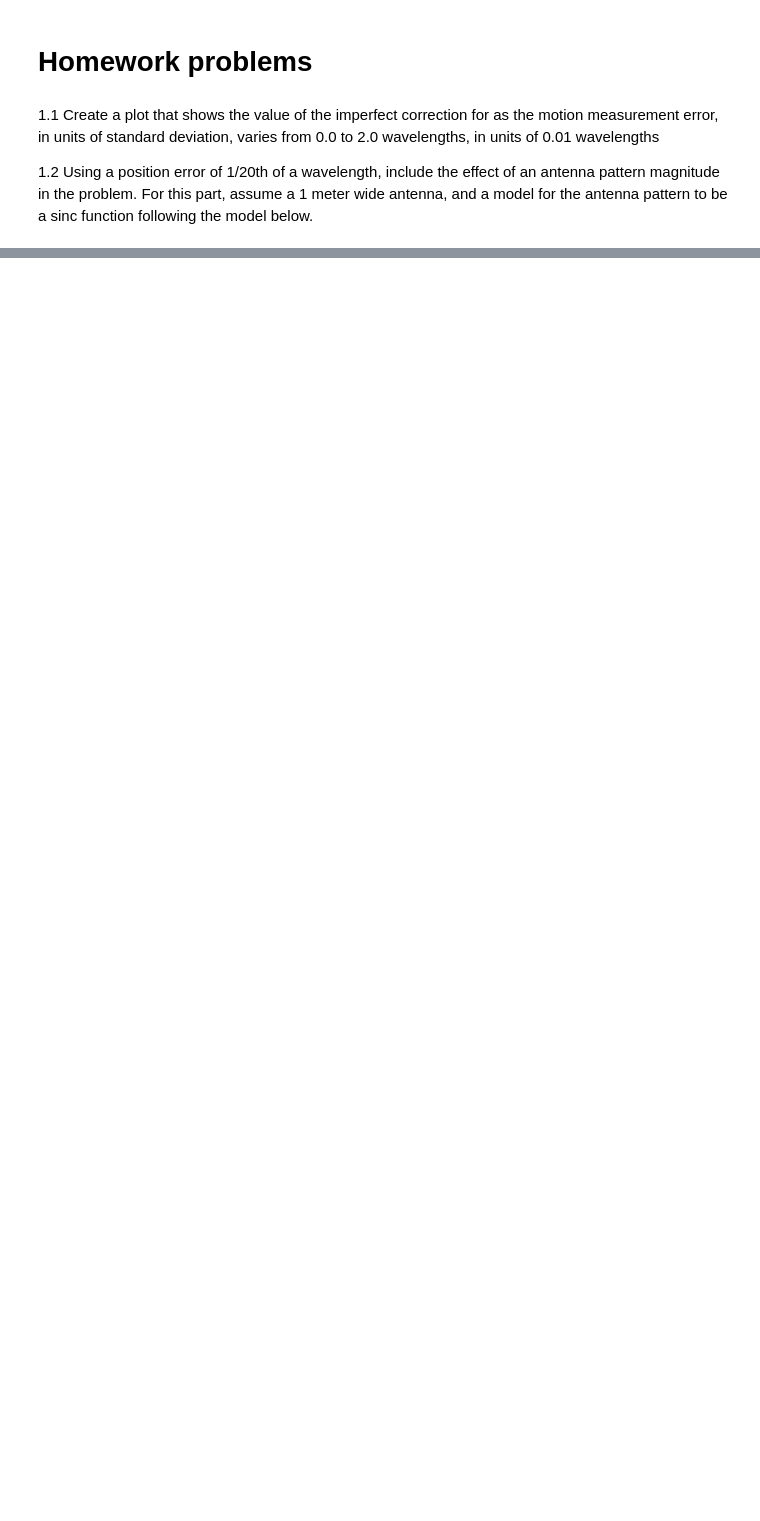
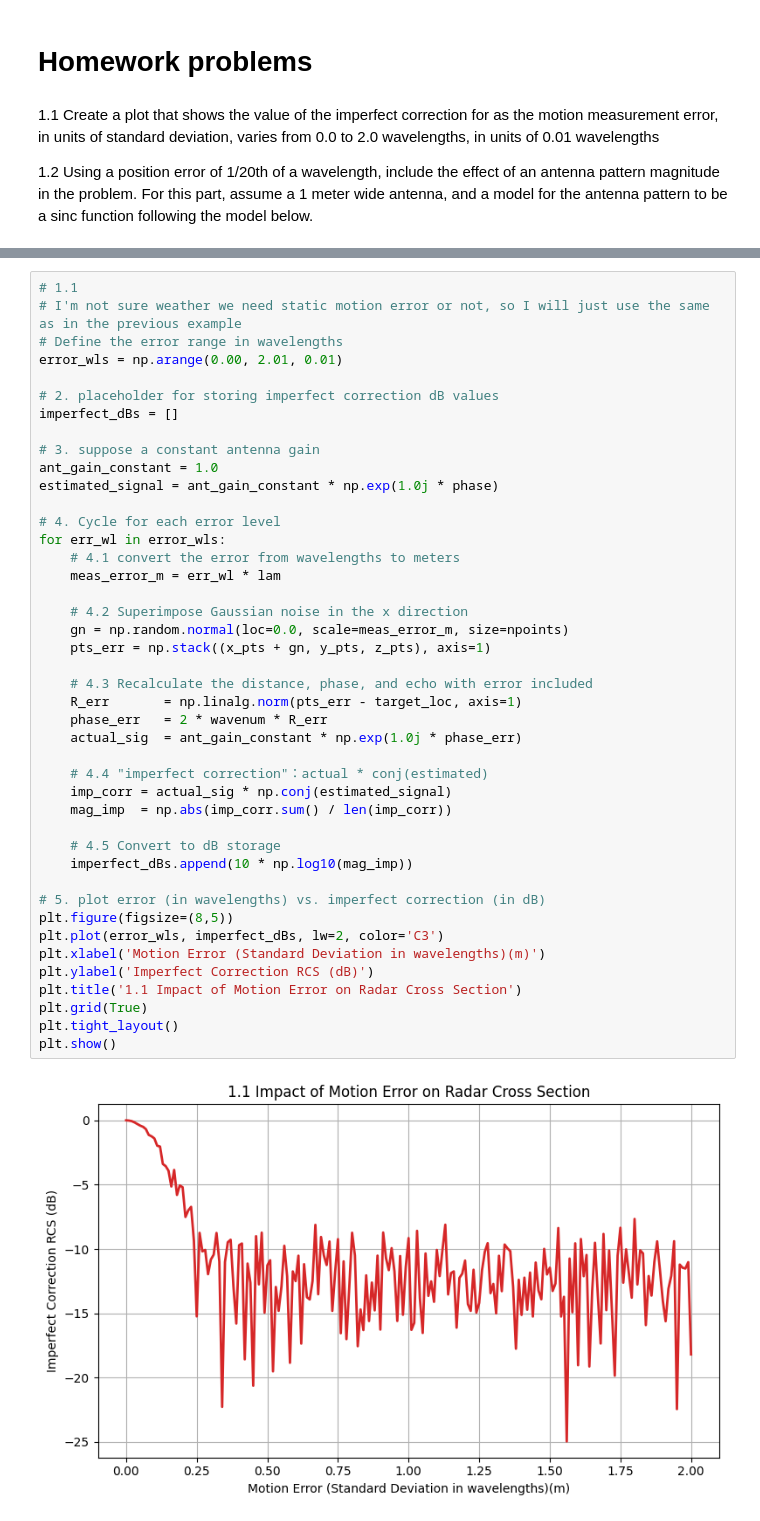
Before and after one commit to SituChengxiang/InSAR, a Jupyter notebook: Range_to_target.ipynb, the cells around one changed output, grey strips where cells are left out. Saved outputs shown, nothing was run; the diff lists cells and outputs as text; blank space fills up the shorter version.

```diff
--- a/Range_to_target.ipynb
+++ b/Range_to_target.ipynb
@@ -156,0 +169,45 @@ Error:
+# %%
+# 1.1
+# I'm not sure weather we need static motion error or not, so I will just use the same as in the previous example
+# Define the error range in wavelengths
+error_wls = np.arange(0.00, 2.01, 0.01)
+
+# 2. placeholder for storing imperfect correction dB values
+imperfect_dBs = []
+
+# 3. suppose a constant antenna gain
+ant_gain_constant = 1.0
+estimated_signal = ant_gain_constant * np.exp(1.0j * phase)
+
+# 4. Cycle for each error level
+for err_wl in error_wls:
+    # 4.1 convert the error from wavelengths to meters
+    meas_error_m = err_wl * lam
+
+    # 4.2 Superimpose Gaussian noise in the x direction
+    gn = np.random.normal(loc=0.0, scale=meas_error_m, size=npoints)
+    pts_err = np.stack((x_pts + gn, y_pts, z_pts), axis=1)
+
+    # 4.3 Recalculate the distance, phase, and echo with error included
+    R_err       = np.linalg.norm(pts_err - target_loc, axis=1)
+    phase_err   = 2 * wavenum * R_err
+    actual_sig  = ant_gain_constant * np.exp(1.0j * phase_err)
+
+    # 4.4 "imperfect correction"：actual * conj(estimated)
+    imp_corr = actual_sig * np.conj(estimated_signal)
+    mag_imp  = np.abs(imp_corr.sum() / len(imp_corr))
+
+    # 4.5 Convert to dB storage
+    imperfect_dBs.append(10 * np.log10(mag_imp))
+
+# 5. plot error (in wavelengths) vs. imperfect correction (in dB)
+plt.figure(figsize=(8,5))
+plt.plot(error_wls, imperfect_dBs, lw=2, color='C3')
+plt.xlabel('Motion Error (Standard Deviation in wavelengths)(m)')
+plt.ylabel('Imperfect Correction RCS (dB)')
+plt.title('1.1 Impact of Motion Error on Radar Cross Section')
+plt.grid(True)
+plt.tight_layout()
+plt.show()
+# %% [output]
+[figure, added]
```
Also changed, not shown: parts of 9 cells of this notebook, 4 other files.
